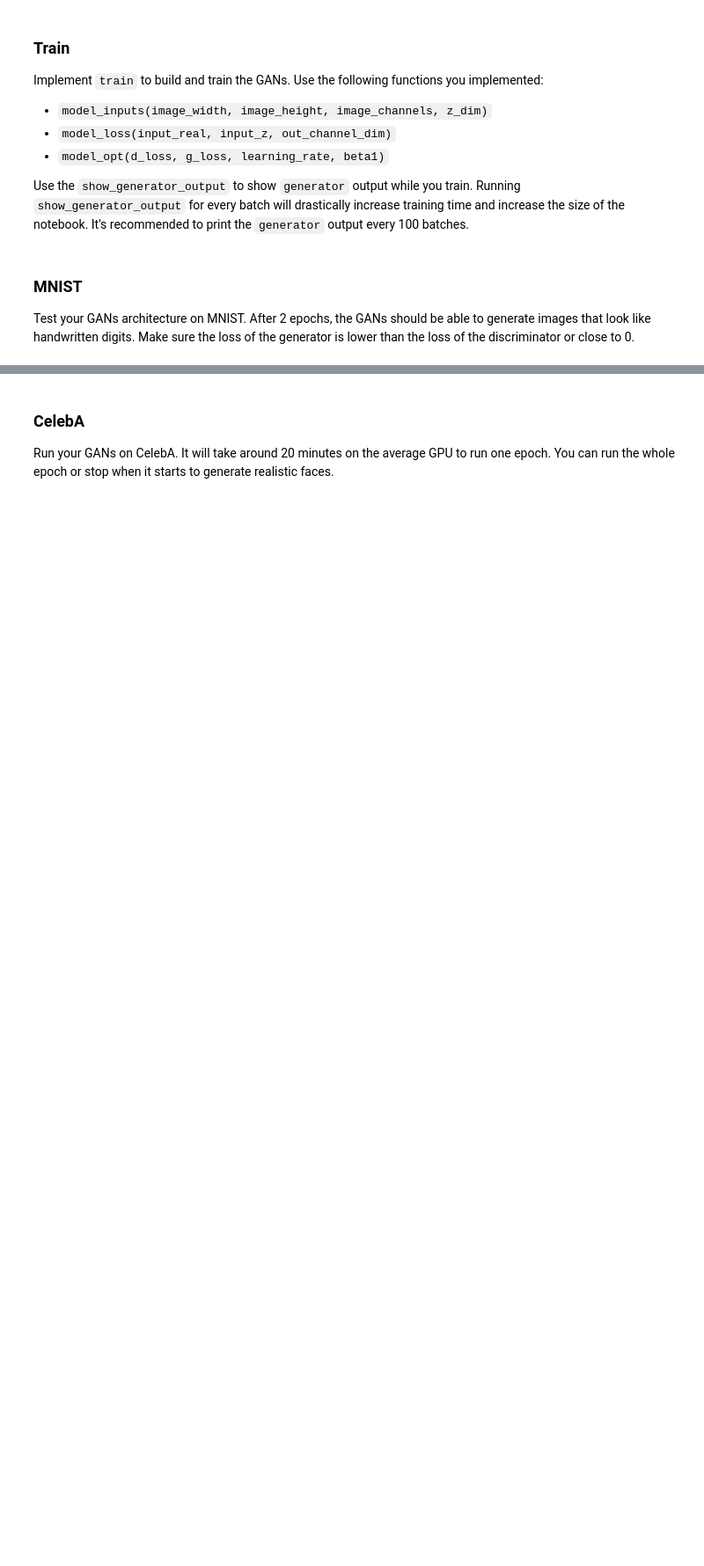
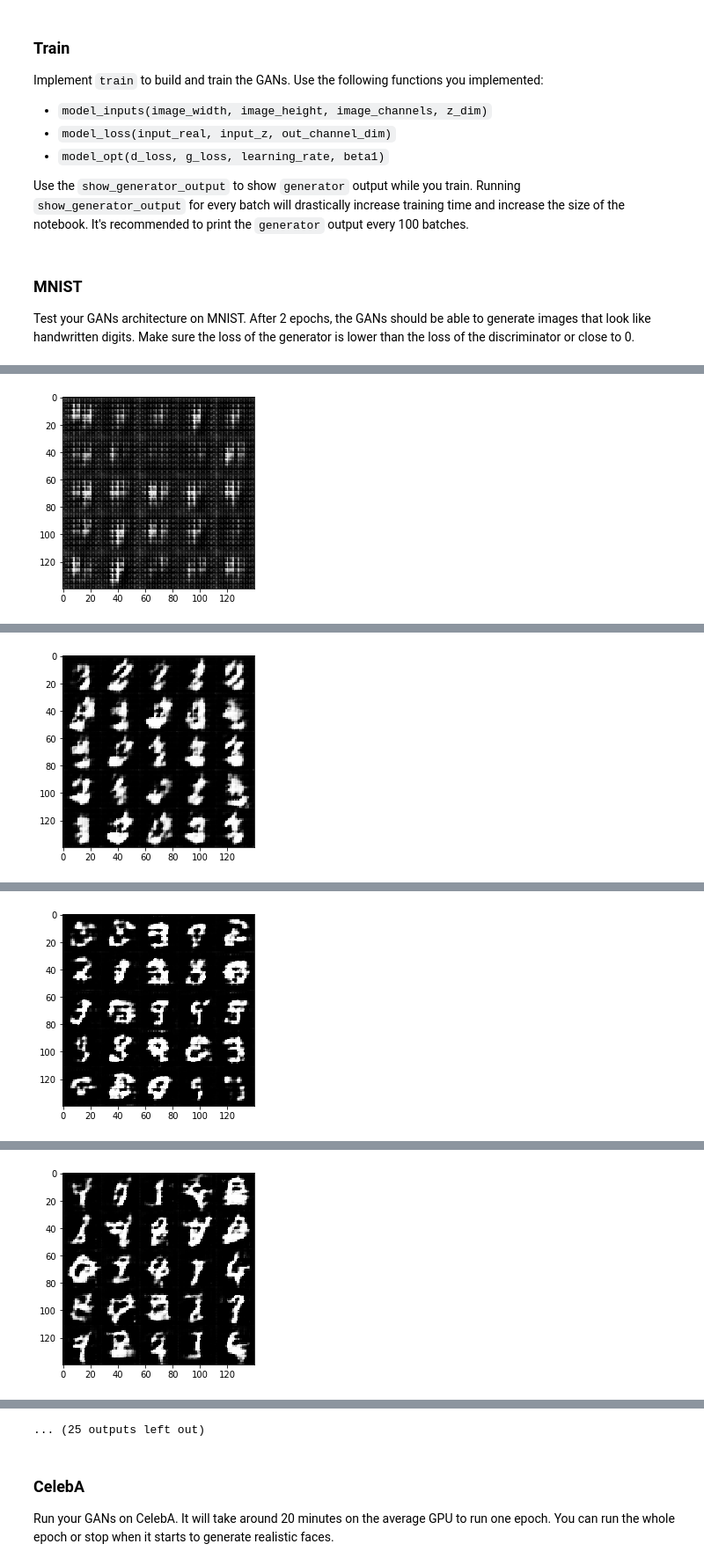
Before and after one commit to sayantansatpati/dlf, a Jupyter notebook: projects/face-generation_gan/dlnd_face_generation.ipynb, the cells around one changed output, grey strips where cells are left out. Shown at 88% size. Cells and saved outputs as stored; diff of their text form; code cells hidden in the pictures; blank space fills up the shorter version.

```diff
--- a/projects/face-generation_gan/dlnd_face_generation.ipynb
+++ b/projects/face-generation_gan/dlnd_face_generation.ipynb
@@ -253,6 +339,18 @@ def train(epoch_count, batch_size, z_dim, learning_rate, beta1, get_batches, dat
     :param data_image_mode: The image mode to use for images ("RGB" or "L")
     """
     # TODO: Build Model
+    _, image_width, image_height, image_channels = data_shape
+
+    input_real, input_z, in_learning_rate = model_inputs(image_width, image_height, image_channels, z_dim)
+    dis_loss, gen_loss = model_loss(input_real, input_z, image_channels)
+    dis_ops, gen_ops = model_opt(dis_loss, gen_loss, learning_rate, beta1)
+
+    steps = 0
+
+    print_every = 10
+    show_every = 100
+
+    saver = tf.train.Saver()
 
 
     with tf.Session() as sess:
@@ -260,14 +358,38 @@ def train(epoch_count, batch_size, z_dim, learning_rate, beta1, get_batches, dat
         for epoch_i in range(epoch_count):
             for batch_images in get_batches(batch_size):
                 # TODO: Train Model
+                steps += 1
+
+                batch_images *= 2
+
+                batch_z = np.random.uniform(-1, 1, size=(batch_size, z_dim))
+
+                _ = sess.run(dis_ops, feed_dict={ input_real: batch_images, input_z: batch_z, in_learning_rate: learning_rate })
+                _ = sess.run(gen_ops, feed_dict={ input_z: batch_z, in_learning_rate: learning_rate })
+
+                if steps % print_every == 0:
+                    dis_loss_train = dis_loss.eval({
+                        input_z: batch_z,
+                        input_real: batch_images
+                    })
+                    gen_loss_train = gen_loss.eval({
+                        input_z: batch_z
+                    })
+
+                    print("Epoch {}/{}...".format(epoch_i+1, epoch_count),
+                         "Discriminator Loss: {:.4f}...".format(dis_loss_train),
+                         "Generator Loss: {:.4f}".format(gen_loss_train))
+
+                if steps % show_every == 0:
+                    show_generator_output(sess, 25, input_z, image_channels, data_image_mode)
 # %% [markdown]
 ### MNIST
 Test your GANs architecture on MNIST.  After 2 epochs, the GANs should be able to generate images that look like handwritten digits.  Make sure the loss of the generator is lower than the loss of the discriminator or close to 0.
 # %%
-batch_size = None
-z_dim = None
-learning_rate = None
-beta1 = None
+batch_size = 64
+z_dim = 128
+learning_rate = 0.001
+beta1 = 0.5
 
 
 """
@@ -279,3 +401,4 @@ mnist_dataset = helper.Dataset('mnist', glob(os.path.join(data_dir, 'mnist/*.jpg
 with tf.Graph().as_default():
     train(epochs, batch_size, z_dim, learning_rate, beta1, mnist_dataset.get_batches,
           mnist_dataset.shape, mnist_dataset.image_mode)
+# %% [output]
@@ -281,0 +415 @@ with tf.Graph().as_default():
+[figure, added]
@@ -281,0 +426 @@ with tf.Graph().as_default():
+[figure, added]
@@ -281,0 +437 @@ with tf.Graph().as_default():
+[figure, added]
@@ -281,0 +448 @@ with tf.Graph().as_default():
+[figure, added]
@@ -282,3 +471,4 @@ with tf.Graph().as_default():
+... (25 outputs left out)
 # %% [markdown]
 ### CelebA
 Run your GANs on CelebA.  It will take around 20 minutes on the average GPU to run one epoch.  You can run the whole epoch or stop when it starts to generate realistic faces.
```
Also changed, not shown: parts of 13 cells of this notebook.
